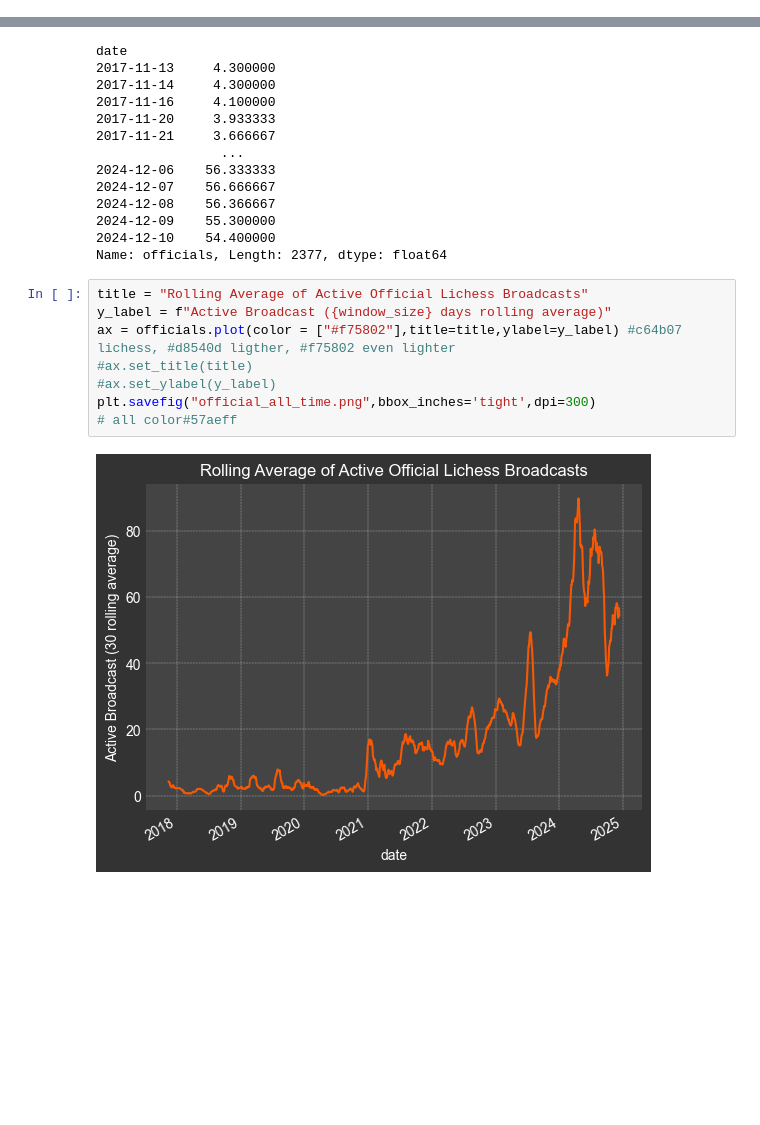
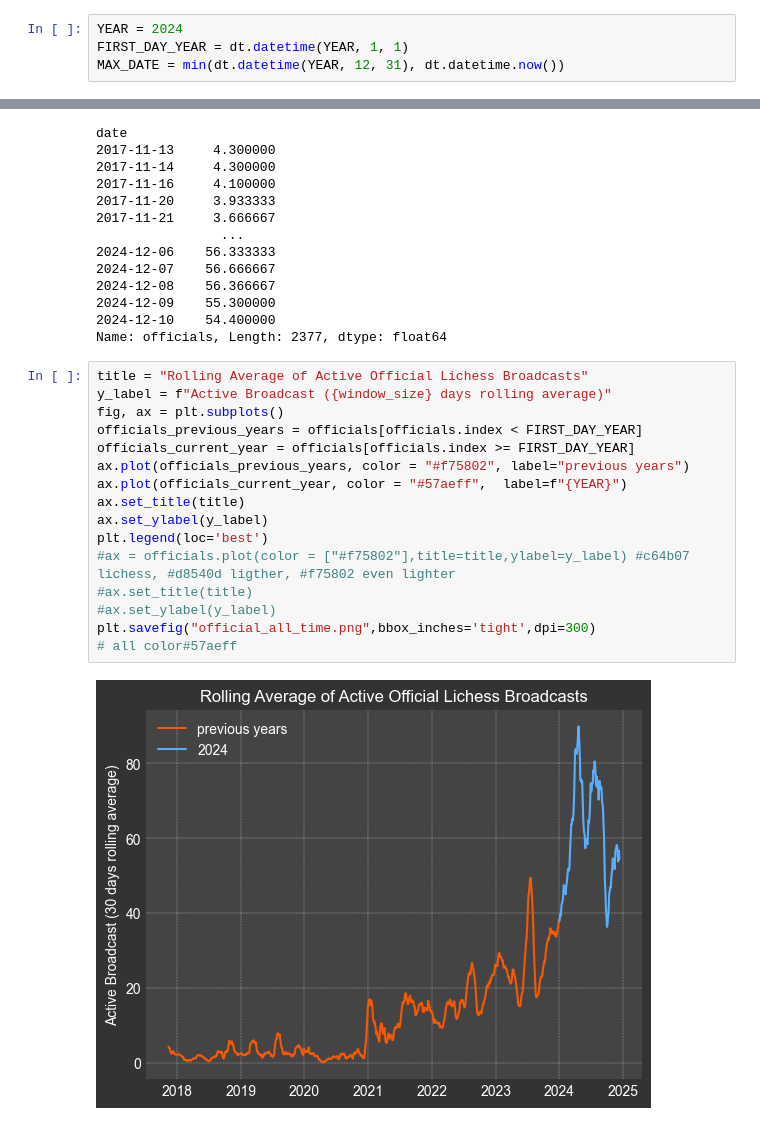
Before and after one commit to kraktus/lichess-broadcast-graph, a Jupyter notebook: graphs.ipynb, the cells around one changed output, grey strips where cells are left out. Saved outputs shown, nothing was run; the diff lists cells and outputs as text; blank space fills up the shorter version.

```diff
--- a/graphs.ipynb
+++ b/graphs.ipynb
@@ -42,4 +42,8 @@ df
 | 2024-12-09 | 81 | 38 |
 | 2024-12-10 | 73 | 30 |
 2406 rows × 2 columns
+# %%
+YEAR = 2024
+FIRST_DAY_YEAR = dt.datetime(YEAR, 1, 1)
+MAX_DATE = min(dt.datetime(YEAR, 12, 31), dt.datetime.now())
 # %%
@@ -78,11 +81,19 @@ Name: officials, Length: 2377, dtype: float64
 # %%
 title = "Rolling Average of Active Official Lichess Broadcasts"
 y_label = f"Active Broadcast ({window_size} days rolling average)"
-ax = officials.plot(color = ["#f75802"],title=title,ylabel=y_label) #c64b07 lichess, #d8540d ligther, #f75802 even lighter
+fig, ax = plt.subplots()
+officials_previous_years = officials[officials.index < FIRST_DAY_YEAR]
+officials_current_year = officials[officials.index >= FIRST_DAY_YEAR]
+ax.plot(officials_previous_years, color = "#f75802", label="previous years")
+ax.plot(officials_current_year, color = "#57aeff",  label=f"{YEAR}")
+ax.set_title(title)
+ax.set_ylabel(y_label)
+plt.legend(loc='best')
+#ax = officials.plot(color = ["#f75802"],title=title,ylabel=y_label) #c64b07 lichess, #d8540d ligther, #f75802 even lighter
 #ax.set_title(title)
 #ax.set_ylabel(y_label)
 plt.savefig("official_all_time.png",bbox_inches='tight',dpi=300)
 # all color#57aeff
 # %% [output]
-[figure, old version]
+[figure, new version]
 # %%
```
Also changed, not shown: parts of 4 cells of this notebook.
